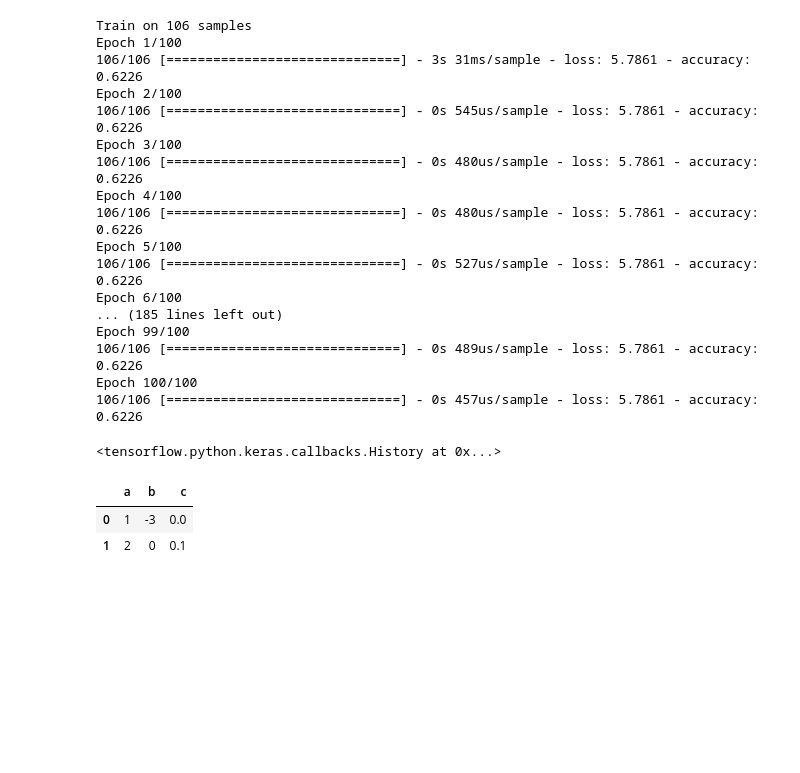
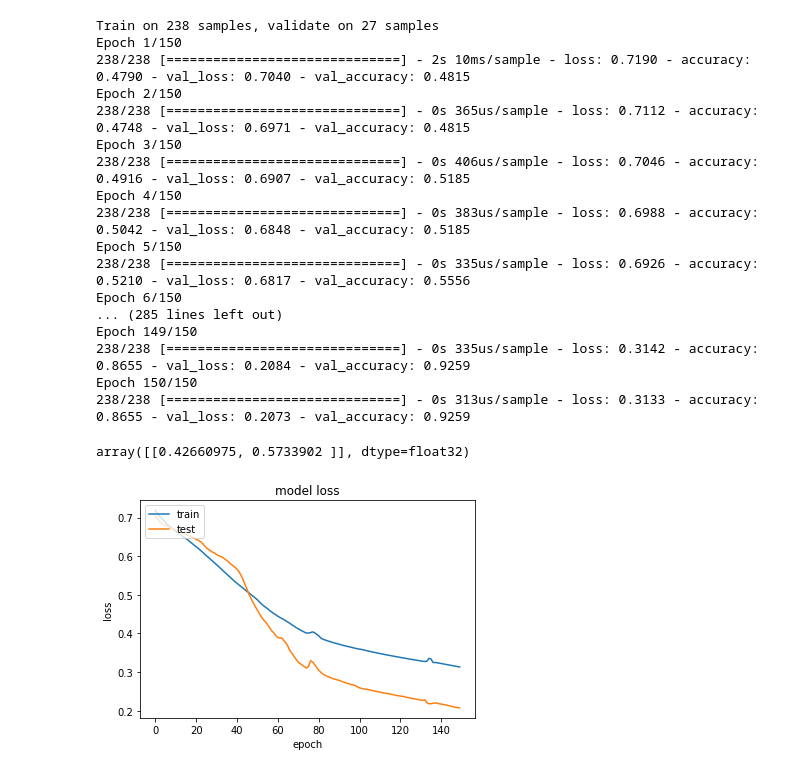
Before and after one commit to UoA-eResearch/leapmotion_gestures, a Jupyter notebook: exploration1.ipynb, the cells around one changed output. Cells and saved outputs as stored; diff of their text form; code cells hidden in the pictures; blank space fills up the shorter version.

```diff
--- a/exploration1.ipynb
+++ b/exploration1.ipynb
@@ -88,0 +96,6 @@ np.random.shuffle(y)
+# %%
+# just get some completely rigged data... X rigged as well.
+Xy = np.array([1 for i in range(100)] + [0 for i in range(100)])
+X = np.reshape(Xy, (200,1,1))
+y = np.reshape(Xy, (200,1))
+print(X.shape[-1])
@@ -89,5 +104,5 @@ np.random.shuffle(y)
 # %%
-model = many2one_model(n_frames=n_frames, n_gestures=1, rnn_units=16)
+model = many2one_model(n_features = X.shape[-1], n_frames=X.shape[1], n_gestures=2, rnn_units=1)
 # %% [output]
 Model: "many2one"
 _________________________________________________________________
@@ -104,35 +119,40 @@ Trainable params: 4,897
 Non-trainable params: 0
 _________________________________________________________________
 # %%
-opt = tf.keras.optimizers.Adam(learning_rate=0.1)
-model.compile(optimizer=opt, loss='binary_crossentropy', metrics=['accuracy'])
-model.fit(X, y, epochs=100)
+opt = tf.keras.optimizers.Adam()
+model.compile(optimizer=opt, loss='sparse_categorical_crossentropy', metrics=['accuracy'])
+history = model.fit(X, y, epochs=150, batch_size = 32, validation_split=0.1)
 # %% [output]
-Train on 106 samples
-Epoch 1/100
-106/106 [==============================] - 3s 31ms/sample - loss: 5.7861 - accuracy: 0.6226
-Epoch 2/100
-106/106 [==============================] - 0s 545us/sample - loss: 5.7861 - accuracy: 0.6226
-Epoch 3/100
-106/106 [==============================] - 0s 480us/sample - loss: 5.7861 - accuracy: 0.6226
-Epoch 4/100
-106/106 [==============================] - 0s 480us/sample - loss: 5.7861 - accuracy: 0.6226
-Epoch 5/100
-106/106 [==============================] - 0s 527us/sample - loss: 5.7861 - accuracy: 0.6226
-Epoch 6/100
-... (185 lines left out)
-Epoch 99/100
-106/106 [==============================] - 0s 489us/sample - loss: 5.7861 - accuracy: 0.6226
-Epoch 100/100
-106/106 [==============================] - 0s 457us/sample - loss: 5.7861 - accuracy: 0.6226
+Train on 238 samples, validate on 27 samples
+Epoch 1/150
+238/238 [==============================] - 2s 10ms/sample - loss: 0.7190 - accuracy: 0.4790 - val_loss: 0.7040 - val_accuracy: 0.4815
+Epoch 2/150
+238/238 [==============================] - 0s 365us/sample - loss: 0.7112 - accuracy: 0.4748 - val_loss: 0.6971 - val_accuracy: 0.4815
+Epoch 3/150
+238/238 [==============================] - 0s 406us/sample - loss: 0.7046 - accuracy: 0.4916 - val_loss: 0.6907 - val_accuracy: 0.5185
+Epoch 4/150
+238/238 [==============================] - 0s 383us/sample - loss: 0.6988 - accuracy: 0.5042 - val_loss: 0.6848 - val_accuracy: 0.5185
+Epoch 5/150
+238/238 [==============================] - 0s 335us/sample - loss: 0.6926 - accuracy: 0.5210 - val_loss: 0.6817 - val_accuracy: 0.5556
+Epoch 6/150
+... (285 lines left out)
+Epoch 149/150
+238/238 [==============================] - 0s 335us/sample - loss: 0.3142 - accuracy: 0.8655 - val_loss: 0.2084 - val_accuracy: 0.9259
+Epoch 150/150
+238/238 [==============================] - 0s 313us/sample - loss: 0.3133 - accuracy: 0.8655 - val_loss: 0.2073 - val_accuracy: 0.9259
-<tensorflow.python.keras.callbacks.History at 0x...>
-# %%
-pdf = pd.DataFrame()
-pdf['a'] = [1,2,3]
-pdf['b'] = [-3,0,3]
-pdf['c'] = [0, 0.1, np.nan]
-pdf.dropna()
-# %% [output]
-|  | a | b | c |
-| 0 | 1 | -3 | 0.0 |
-| 1 | 2 | 0 | 0.1 |
+# %%
+model.predict(np.array([X[200]]))
+# %% [output]
+array([[0.42660975, 0.5733902 ]], dtype=float32)
+# %%
+# plot history:
+## summarize history for loss, from https://machinelearningmastery.com/display-deep-learning-model-training-history-in-keras/
+plt.plot(history.history['loss'])
+plt.plot(history.history['val_loss'])
+plt.title('model loss')
+plt.ylabel('loss')
+plt.xlabel('epoch')
+plt.legend(['train', 'test'], loc='upper left')
+plt.show()
+# %% [output]
+[figure, added]
```
Also changed, not shown: parts of 9 cells of this notebook, 2 other files.
